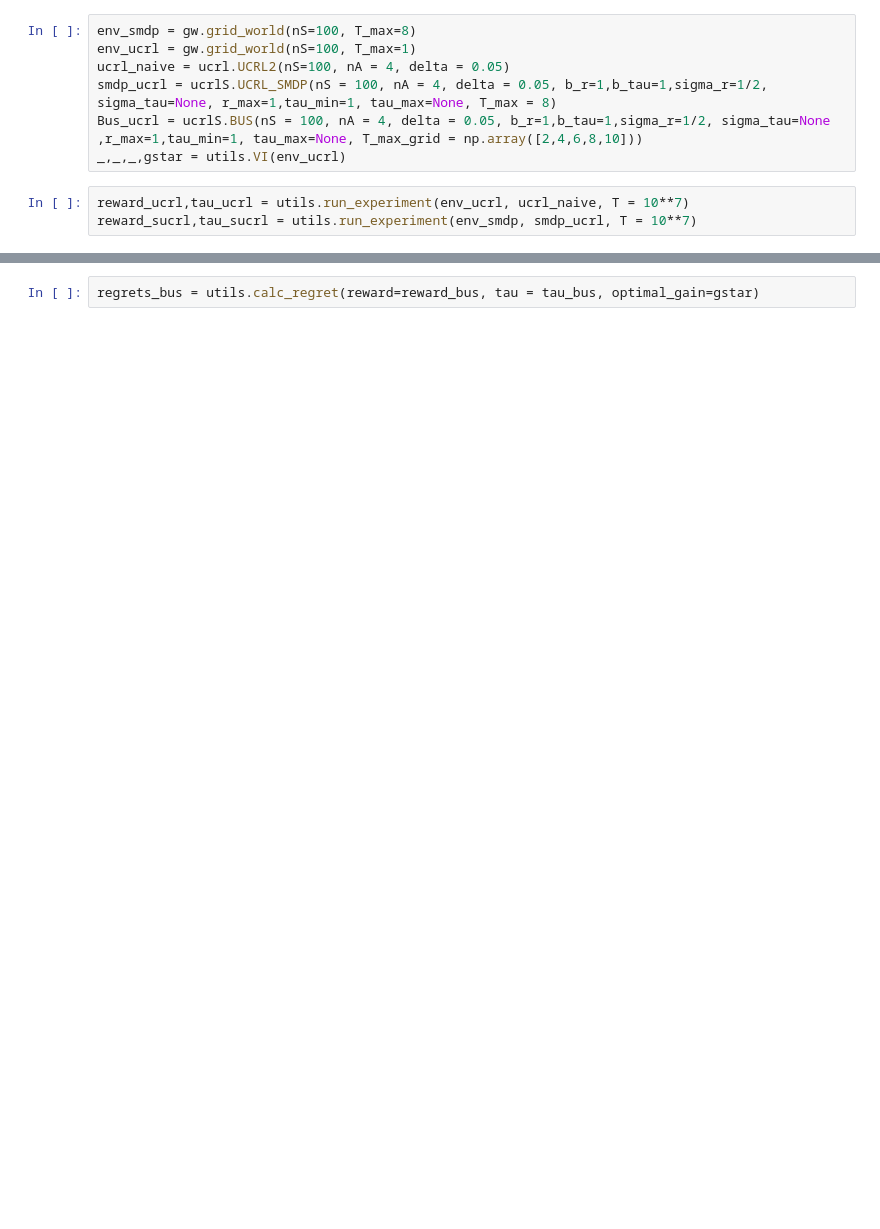
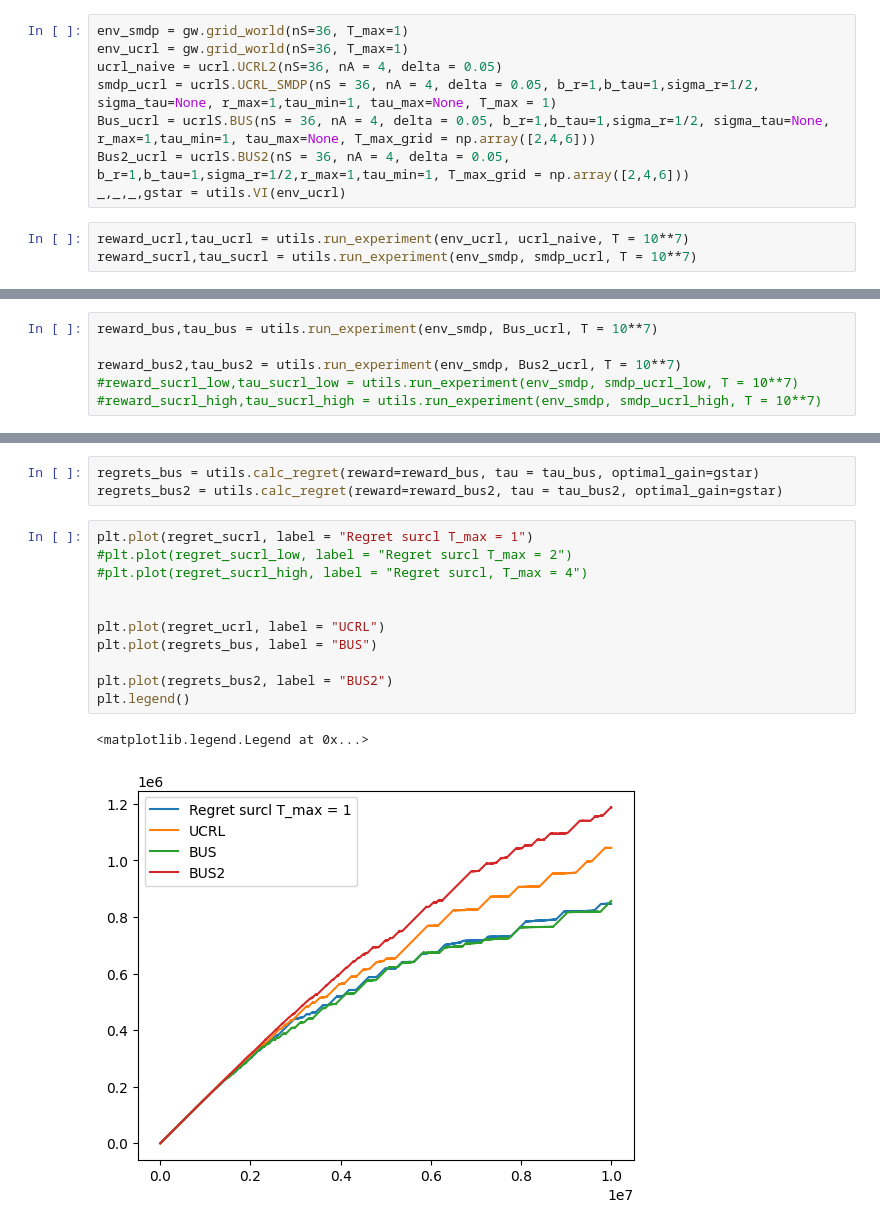
Before and after one commit to Asbjoern00/Bachelor_code, a Jupyter notebook: experiments.ipynb, the cells around one changed output, grey strips where cells are left out. Drawn from its saved outputs; the diff is of its cells as text; blank space fills up the shorter version.

```diff
--- a/experiments.ipynb
+++ b/experiments.ipynb
@@ -13,9 +17,10 @@ import matplotlib.pyplot as plt
 # %%
-env_smdp = gw.grid_world(nS=100, T_max=8)
-env_ucrl = gw.grid_world(nS=100, T_max=1)
-ucrl_naive = ucrl.UCRL2(nS=100, nA = 4, delta = 0.05)
-smdp_ucrl = ucrlS.UCRL_SMDP(nS = 100, nA = 4, delta = 0.05, b_r=1,b_tau=1,sigma_r=1/2, sigma_tau=None, r_max=1,tau_min=1, tau_max=None, T_max = 8)
-Bus_ucrl = ucrlS.BUS(nS = 100, nA = 4, delta = 0.05, b_r=1,b_tau=1,sigma_r=1/2, sigma_tau=None ,r_max=1,tau_min=1, tau_max=None, T_max_grid = np.array([2,4,6,8,10]))
+env_smdp = gw.grid_world(nS=36, T_max=1)
+env_ucrl = gw.grid_world(nS=36, T_max=1)
+ucrl_naive = ucrl.UCRL2(nS=36, nA = 4, delta = 0.05)
+smdp_ucrl = ucrlS.UCRL_SMDP(nS = 36, nA = 4, delta = 0.05, b_r=1,b_tau=1,sigma_r=1/2, sigma_tau=None, r_max=1,tau_min=1, tau_max=None, T_max = 1)
+Bus_ucrl = ucrlS.BUS(nS = 36, nA = 4, delta = 0.05, b_r=1,b_tau=1,sigma_r=1/2, sigma_tau=None, r_max=1,tau_min=1, tau_max=None, T_max_grid = np.array([2,4,6]))
+Bus2_ucrl = ucrlS.BUS2(nS = 36, nA = 4, delta = 0.05, b_r=1,b_tau=1,sigma_r=1/2,r_max=1,tau_min=1, T_max_grid = np.array([2,4,6]))
 _,_,_,gstar = utils.VI(env_ucrl)
 # %%
 reward_ucrl,tau_ucrl = utils.run_experiment(env_ucrl, ucrl_naive, T = 10**7)
@@ -25,3 +28,9 @@ reward_bus,tau_bus = utils.run_experiment(env_smdp, Bus_ucrl, T = 10**7)
+# %%
+reward_bus,tau_bus = utils.run_experiment(env_smdp, Bus_ucrl, T = 10**7)
+
+reward_bus2,tau_bus2 = utils.run_experiment(env_smdp, Bus2_ucrl, T = 10**7)
+#reward_sucrl_low,tau_sucrl_low = utils.run_experiment(env_smdp, smdp_ucrl_low, T = 10**7)
+#reward_sucrl_high,tau_sucrl_high = utils.run_experiment(env_smdp, smdp_ucrl_high, T = 10**7)
 # %%
 print(np.mean(reward_sucrl),
 np.mean(reward_ucrl),
@@ -35,2 +47,17 @@ regret_sucrl = utils.calc_regret(reward=reward_sucrl, tau = tau_sucrl, optimal_g
 # %%
 regrets_bus = utils.calc_regret(reward=reward_bus, tau = tau_bus, optimal_gain=gstar)
+regrets_bus2 = utils.calc_regret(reward=reward_bus2, tau = tau_bus2, optimal_gain=gstar)
+# %%
+plt.plot(regret_sucrl, label = "Regret surcl T_max = 1")
+#plt.plot(regret_sucrl_low, label = "Regret surcl T_max = 2")
+#plt.plot(regret_sucrl_high, label = "Regret surcl, T_max = 4")
+
+
+plt.plot(regret_ucrl, label = "UCRL")
+plt.plot(regrets_bus, label = "BUS")
+
+plt.plot(regrets_bus2, label = "BUS2")
+plt.legend()
+# %% [output]
+<matplotlib.legend.Legend at 0x...>
+[figure, added]
```
Also changed, not shown: parts of 20 cells of this notebook, 4 other files.
